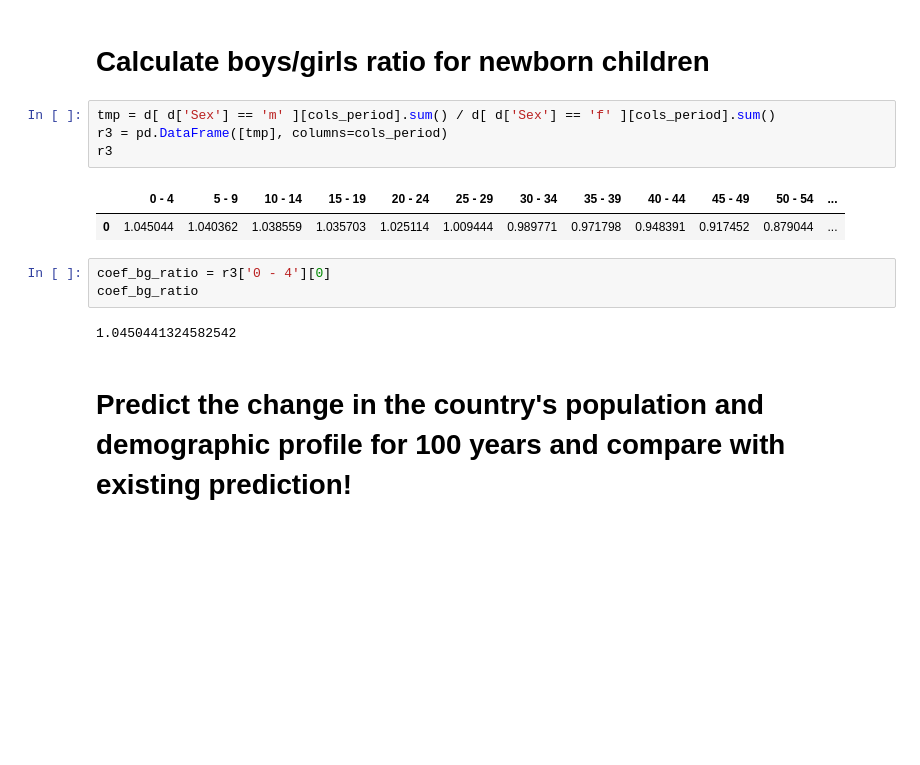
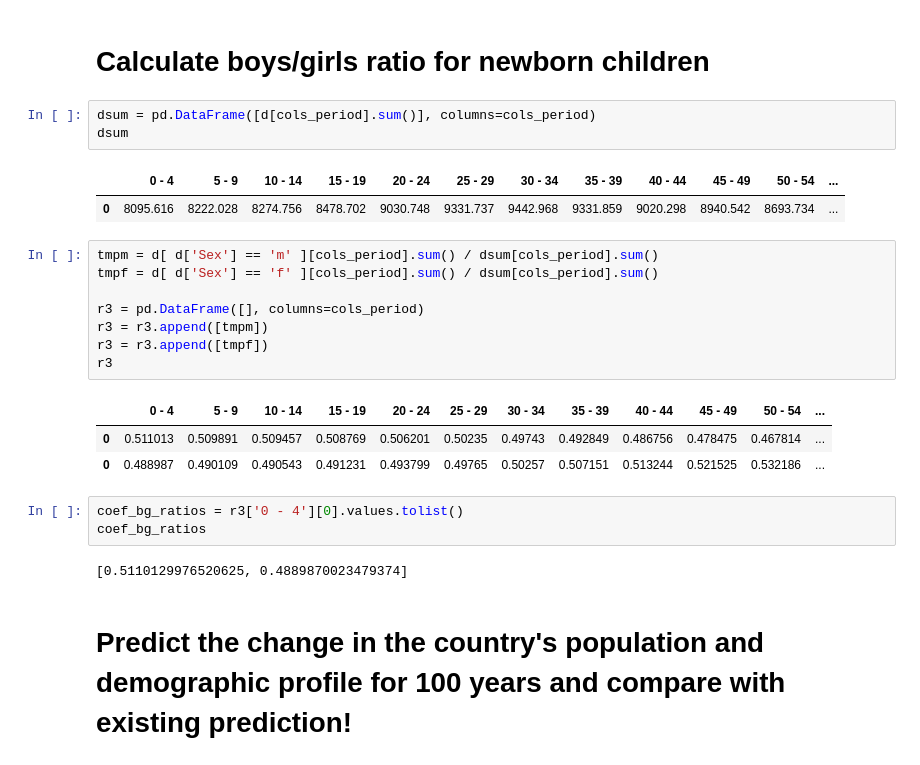
Before and after one commit to bogya345/DiscModel_labs, a Jupyter notebook: lab1.ipynb, the cells around one changed output. Drawn from its saved outputs; the diff is of its cells as text; blank space fills up the shorter version.

```diff
--- a/lab1.ipynb
+++ b/lab1.ipynb
@@ -283,18 +283,29 @@ r2
 | 0 | 1.987454 | 1.973781 | 2.011251 | 2.093502 | 2.041344 | 2.014372 | 1.98668 | 1.961278 | 2.036252 | 2.03228 | 2.025982 | ... |
 # %% [markdown]
 # Calculate boys/girls ratio for newborn children
+# %%
+dsum = pd.DataFrame([d[cols_period].sum()], columns=cols_period)
+dsum
+# %% [output]
+|  | 0 - 4 | 5 - 9 | 10 - 14 | 15 - 19 | 20 - 24 | 25 - 29 | 30 - 34 | 35 - 39 | 40 - 44 | 45 - 49 | 50 - 54 | ... |
+| 0 | 8095.616 | 8222.028 | 8274.756 | 8478.702 | 9030.748 | 9331.737 | 9442.968 | 9331.859 | 9020.298 | 8940.542 | 8693.734 | ... |
 # %%
-tmp = d[ d['Sex'] == 'm' ][cols_period].sum() / d[ d['Sex'] == 'f' ][cols_period].sum()
-r3 = pd.DataFrame([tmp], columns=cols_period)
+tmpm = d[ d['Sex'] == 'm' ][cols_period].sum() / dsum[cols_period].sum()
+tmpf = d[ d['Sex'] == 'f' ][cols_period].sum() / dsum[cols_period].sum()
+
+r3 = pd.DataFrame([], columns=cols_period)
+r3 = r3.append([tmpm])
+r3 = r3.append([tmpf])
 r3
 # %% [output]
 |  | 0 - 4 | 5 - 9 | 10 - 14 | 15 - 19 | 20 - 24 | 25 - 29 | 30 - 34 | 35 - 39 | 40 - 44 | 45 - 49 | 50 - 54 | ... |
-| 0 | 1.045044 | 1.040362 | 1.038559 | 1.035703 | 1.025114 | 1.009444 | 0.989771 | 0.971798 | 0.948391 | 0.917452 | 0.879044 | ... |
+| 0 | 0.511013 | 0.509891 | 0.509457 | 0.508769 | 0.506201 | 0.50235 | 0.49743 | 0.492849 | 0.486756 | 0.478475 | 0.467814 | ... |
+| 0 | 0.488987 | 0.490109 | 0.490543 | 0.491231 | 0.493799 | 0.49765 | 0.50257 | 0.507151 | 0.513244 | 0.521525 | 0.532186 | ... |
 # %%
-coef_bg_ratio = r3['0 - 4'][0]
-coef_bg_ratio
+coef_bg_ratios = r3['0 - 4'][0].values.tolist()
+coef_bg_ratios
 # %% [output]
-1.0450441324582542
+[0.5110129976520625, 0.4889870023479374]
 # %% [markdown]
 # Predict the change in the country's population and demographic profile for 100 years and compare with existing prediction!
 # %%
```
Also changed, not shown: parts of 8 cells of this notebook.
